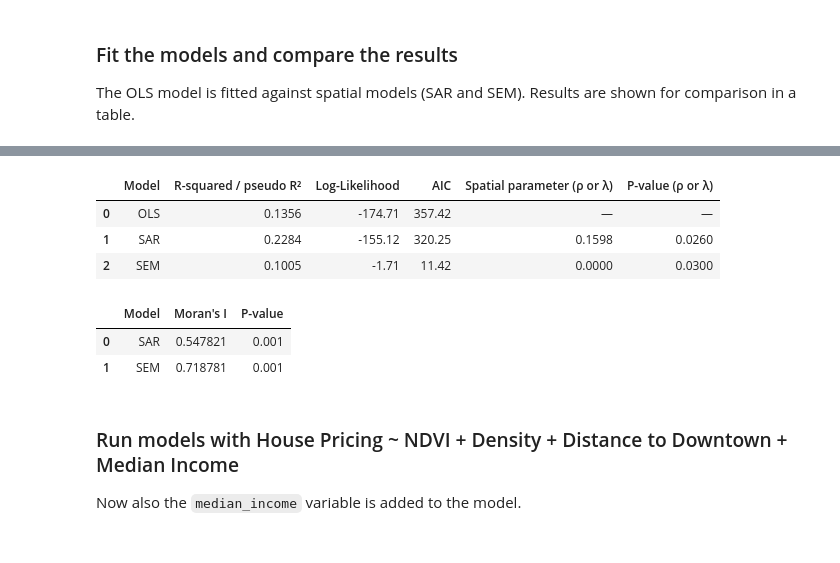
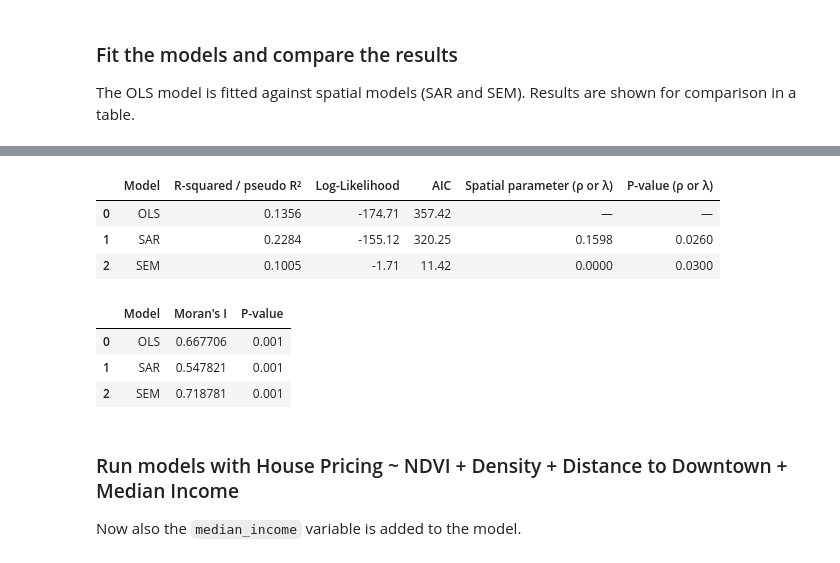
Before and after one commit to andreleo02/geospatial-analysis-project, a Jupyter notebook: analysis.ipynb, the cells around one changed output, grey strips where cells are left out. Cells and saved outputs as stored; diff of their text form; code cells hidden in the pictures.

```diff
--- a/analysis.ipynb
+++ b/analysis.ipynb
@@ -328,26 +330,32 @@ def comparison(ols_model, lag_model, error_model, w):
     comparison_df = pd.DataFrame(comparison_table)
 
     # Moran's I on residuals
+    moran_ols = Moran(ols_model.resid, w)
     moran_lag = Moran(lag_model.u, w)
     moran_error = Moran(error_model.u, w)
 
     moran_df = pd.DataFrame({
-        "Model": ["SAR", "SEM"],
-        "Moran's I": [moran_lag.I, moran_error.I],
-        "P-value": [moran_lag.p_sim, moran_error.p_sim]
+        "Model": ["OLS", "SAR", "SEM"],
+        "Moran's I": [moran_ols.I, moran_lag.I, moran_error.I],
+        "P-value": [moran_ols.p_sim, moran_lag.p_sim, moran_error.p_sim]
     })
 
     display(comparison_df)
     display(moran_df)
+# %%
+def train_models_compare(x_vars, y_var, w):
+    ols_model = ols(x_vars=x_vars, y_var=y_var)
+    lag_model = sar(x_vars=x_vars, y_var=y_var, w=w)
+    error_model = sem(x_vars=x_vars, y_var=y_var, w=w)
+
+    comparison(ols_model=ols_model, lag_model=lag_model, error_model=error_model, w=w)
+
+    return ols_model, lag_model, error_model
 # %% [markdown]
 ### Fit the models and compare the results
 The OLS model is fitted against spatial models (SAR and SEM). Results are shown for comparison in a table.
 # %%
-ols_model = ols(x_vars=x_vars, y_var=y_var)
-lag_model = sar(x_vars=x_vars, y_var=y_var, w=w)
-error_model = sem(x_vars=x_vars, y_var=y_var, w=w)
-
-comparison(ols_model=ols_model, lag_model=lag_model, error_model=error_model, w=w)
+ols_model, lag_model, error_model = train_models_compare(x_vars=x_vars, y_var=y_var, w=w)
 # %% [output]
                             OLS Regression Results
 ==============================================================================
@@ -359,20 +367,21 @@ Time:                        17:25:32   Log-Likelihood:                -174.71
 No. Observations:                 360   AIC:                             357.4
 Df Residuals:                     356   BIC:                             373.0
 Df Model:                           3
 Covariance Type:            nonrobust
 ========================================================================================
 ... (71 lines left out)
 distance_to_downtown        -0.00207         0.00254        -0.81503         0.41505
               lambda         0.85226         0.02995        28.45608         0.00000
 ------------------------------------------------------------------------------------
 ================================ END OF REPORT =====================================
 |  | Model | R-squared / pseudo R² | Log-Likelihood | AIC | Spatial parameter (ρ or λ) | P-value (ρ or λ) |
 | 0 | OLS | 0.1356 | -174.71 | 357.42 | — | — |
 | 1 | SAR | 0.2284 | -155.12 | 320.25 | 0.1598 | 0.0260 |
 | 2 | SEM | 0.1005 | -1.71 | 11.42 | 0.0000 | 0.0300 |
 |  | Model | Moran's I | P-value |
-| 0 | SAR | 0.547821 | 0.001 |
-| 1 | SEM | 0.718781 | 0.001 |
+| 0 | OLS | 0.667706 | 0.001 |
+| 1 | SAR | 0.547821 | 0.001 |
+| 2 | SEM | 0.718781 | 0.001 |
 # %% [markdown]
 ### Run models with House Pricing ~ NDVI + Density + Distance to Downtown + Median Income
 Now also the `median_income` variable is added to the model.
```
Also changed, not shown: parts of 12 cells of this notebook, 1 other file.
